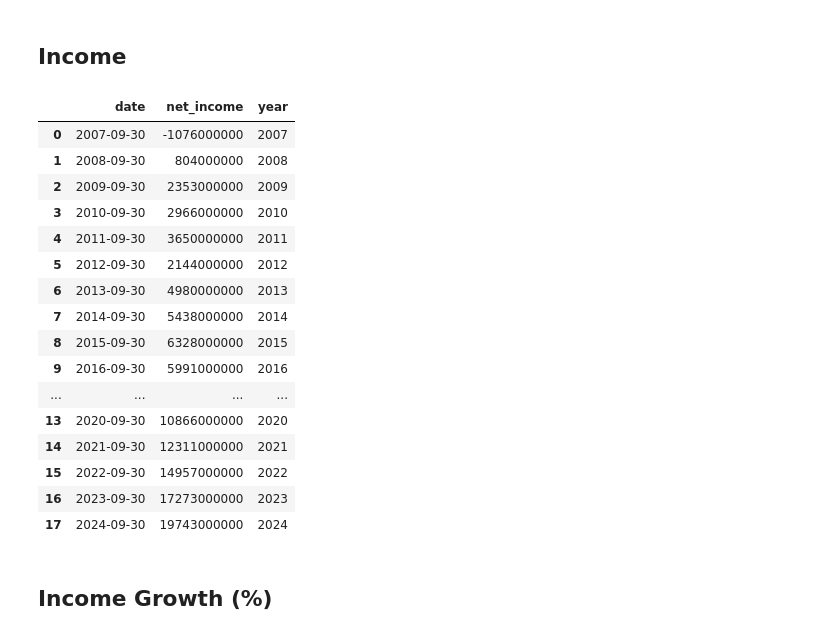
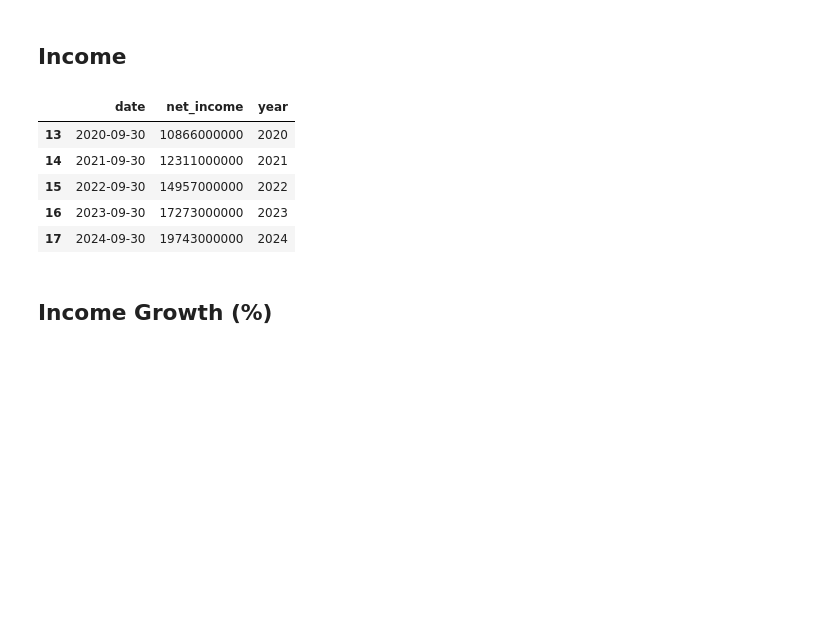
Before and after one commit to akaiuun12/stock_portfolio, a Jupyter notebook: analysis/V_2025.ipynb, the cells around one changed output. Cells and saved outputs as stored; diff of their text form; code cells hidden in the pictures; blank space fills up the shorter version.

```diff
--- a/analysis/V_2025.ipynb
+++ b/analysis/V_2025.ipynb
@@ -46,20 +48,9 @@ facts = get_facts(ticker=ticker)
 ## Income
 # %%
 df_net_income = annual_net_income(facts)
-df_net_income[0]
+df_net_income[0].tail(5)
 # %% [output]
 |  | date | net_income | year |
-| 0 | 2007-09-30 | -1076000000 | 2007 |
-| 1 | 2008-09-30 | 804000000 | 2008 |
-| 2 | 2009-09-30 | 2353000000 | 2009 |
-| 3 | 2010-09-30 | 2966000000 | 2010 |
-| 4 | 2011-09-30 | 3650000000 | 2011 |
-| 5 | 2012-09-30 | 2144000000 | 2012 |
-| 6 | 2013-09-30 | 4980000000 | 2013 |
-| 7 | 2014-09-30 | 5438000000 | 2014 |
-| 8 | 2015-09-30 | 6328000000 | 2015 |
-| 9 | 2016-09-30 | 5991000000 | 2016 |
-| ... | ... | ... | ... |
 | 13 | 2020-09-30 | 10866000000 | 2020 |
 | 14 | 2021-09-30 | 12311000000 | 2021 |
 | 15 | 2022-09-30 | 14957000000 | 2022 |
```
Also changed, not shown: parts of 1 cell of this notebook, 3 other files.
